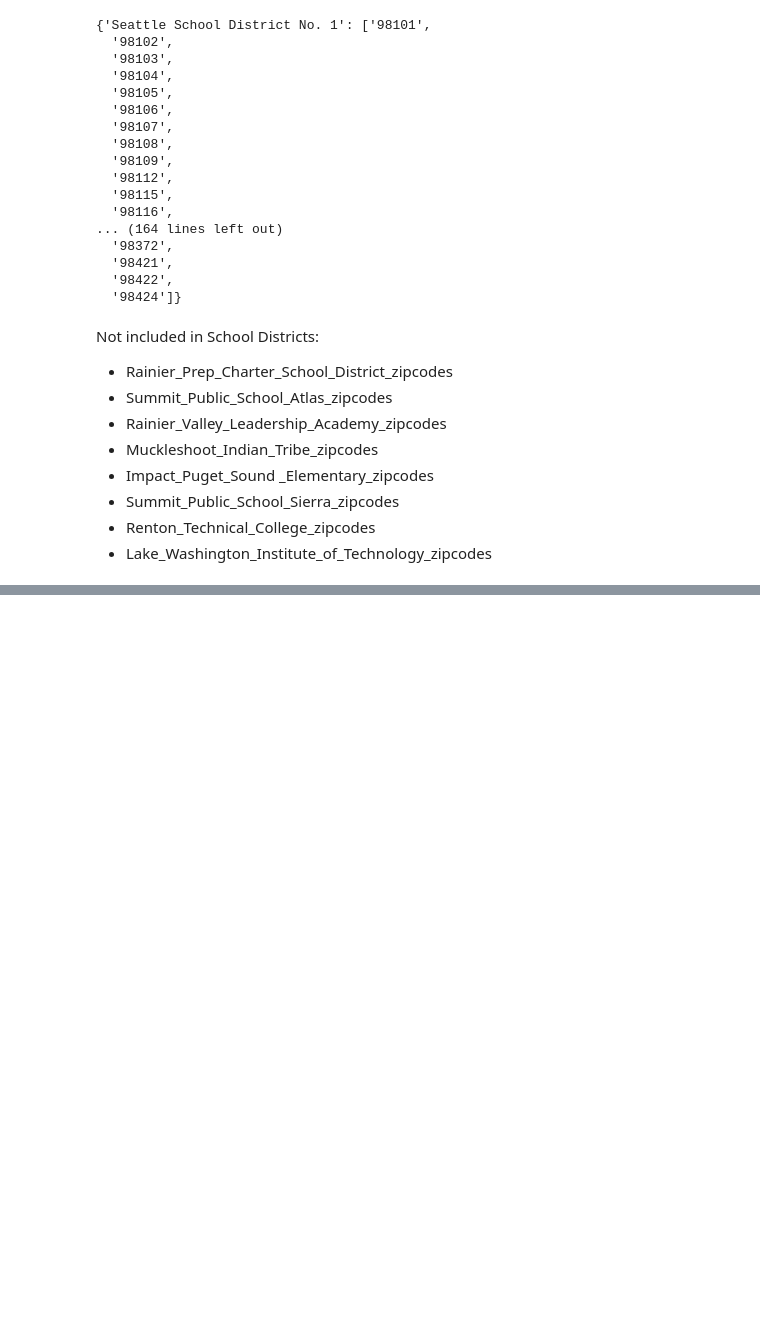
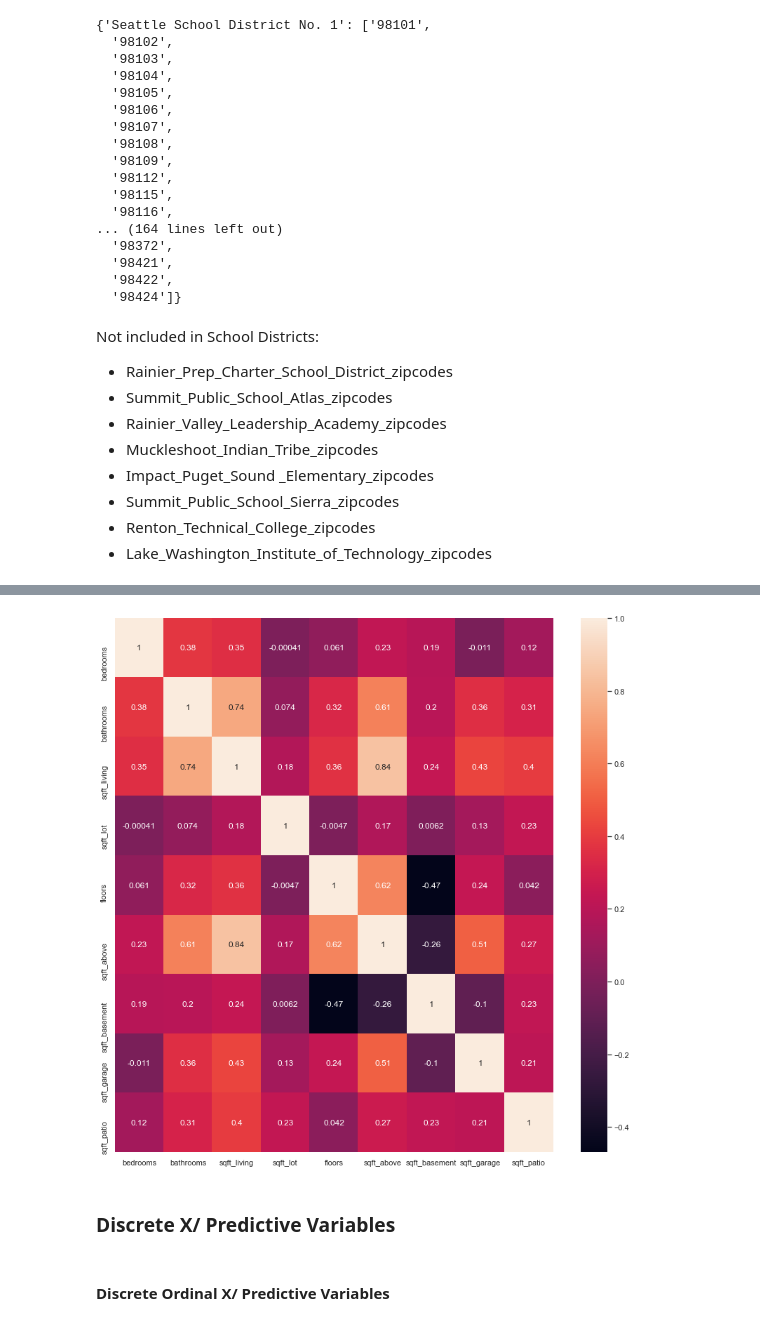
Before and after one commit to aokdata/King-County-House-Sales-, a Jupyter notebook: Aidan/Aidan Workbook.ipynb, the cells around one changed output, grey strips where cells are left out. Drawn from its saved outputs; the diff is of its cells as text; code cells hidden in the pictures; blank space fills up the shorter version.

```diff
--- a/Aidan/Aidan Workbook.ipynb
+++ b/Aidan/Aidan Workbook.ipynb
@@ -672,0 +690,3 @@ Not included in School Districts:<br>
+# %%
+final_kc_df= final_kc_df.drop(labels=['id', 'date','Unnamed: 0','address','lat','long', 'yr_renovated',\
+                                     'zipcodes'], axis=1)
@@ -672,0 +710,6 @@ Not included in School Districts:<br>
+# %%
+from sklearn.linear_model import LinearRegression
+
+# Prepare data
+X = final_kc_df.drop('price', axis=1)
+y = final_kc_df['price']
@@ -672,0 +718,5 @@ Not included in School Districts:<br>
+# %%
+from sklearn.model_selection import train_test_split
+
+# Test/Train Split - Train 80% of Data, Test 20% of Data
+X_train, X_test, y_train, y_test = train_test_split(X, y, test_size = 0.2, random_state = 42)
@@ -672,0 +743,3 @@ Not included in School Districts:<br>
+# %%
+X_train_numeric = X_train[['bedrooms','bathrooms','sqft_living','sqft_lot','floors',\
+                           'sqft_above','sqft_basement','sqft_garage','sqft_patio']]
@@ -672,0 +760,6 @@ Not included in School Districts:<br>
+# %%
+#Heatmap for Collinearity
+sns.set(rc={'figure.figsize':(14, 14)})
+sns.heatmap(X_train_numeric.corr(),annot=True);
+# %% [output]
+[figure, added]
@@ -672,0 +770,4 @@ Not included in School Districts:<br>
+# %% [markdown]
+### Discrete X/ Predictive Variables
+# %% [markdown]
+#### Discrete Ordinal X/ Predictive Variables
```
Also changed, not shown: parts of 70 cells of this notebook, 1 other file.
